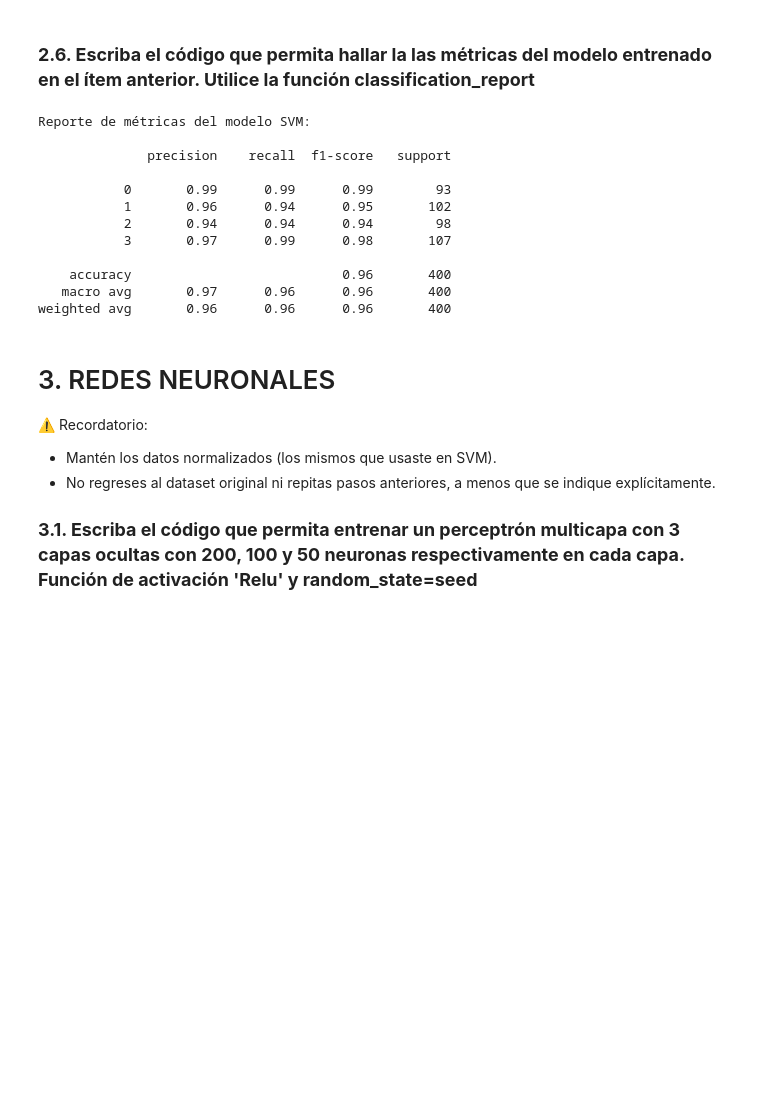
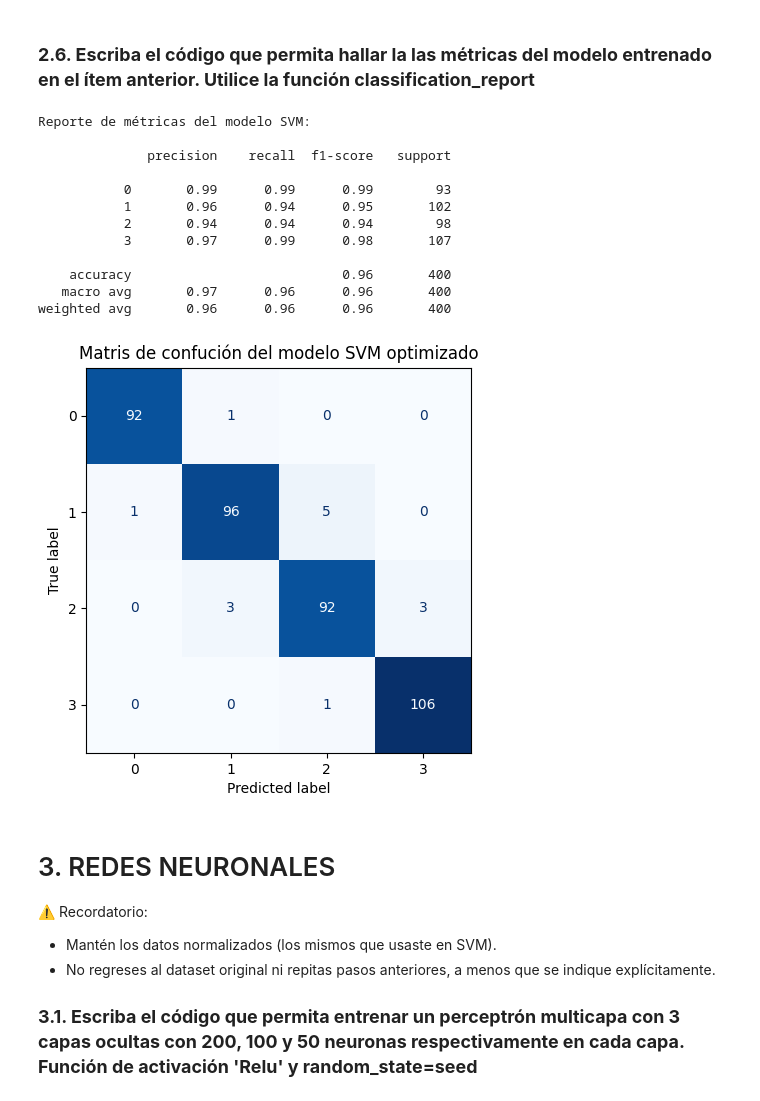
Before and after one commit to OctavioPinoRosas/Master-Inteligencia-Artificial-UNIR, a Jupyter notebook: Aprendizaje Automatico/Actividad 1/Actividad1.ipynb, the cells around one changed output. Saved outputs shown, nothing was run; the diff lists cells and outputs as text; code cells hidden in the pictures; blank space fills up the shorter version.

```diff
--- a/Aprendizaje Automatico/Actividad 1/Actividad1.ipynb
+++ b/Aprendizaje Automatico/Actividad 1/Actividad1.ipynb
@@ -422,21 +445,33 @@ Exactitud del modelo SVM: 0.965
 # %%
 # Reporte de métricas
 reporte = classification_report(y_test, y_pred)
-print("Reporte de métricas del modelo SVM:\n")
+print("Reporte de métricas del modelo SVM optimizado:\n")
 print(reporte)
+
+# Matriz de confusión
+cm_svc = confusion_matrix(y_test, y_pred)
+# Mostrar la matriz
+fig, ax = plt.subplots(figsize=(6, 5))
+labels = np.unique(y_test)  # Etiquetas de clase
+disp = ConfusionMatrixDisplay(confusion_matrix=cm_svc,
+                              display_labels=labels)
+disp.plot(cmap='Blues', colorbar=False, ax=ax)
+ax.set_title('Matris de confución del modelo SVM optimizado')
+plt.show()
 # %% [output]
 Reporte de métricas del modelo SVM:
 
               precision    recall  f1-score   support
 
            0       0.99      0.99      0.99        93
            1       0.96      0.94      0.95       102
            2       0.94      0.94      0.94        98
            3       0.97      0.99      0.98       107
 
     accuracy                           0.96       400
    macro avg       0.97      0.96      0.96       400
 weighted avg       0.96      0.96      0.96       400
+[figure, added]
 # %% [markdown]
 # 3. REDES NEURONALES
 
```
Also changed, not shown: parts of 17 cells of this notebook.
